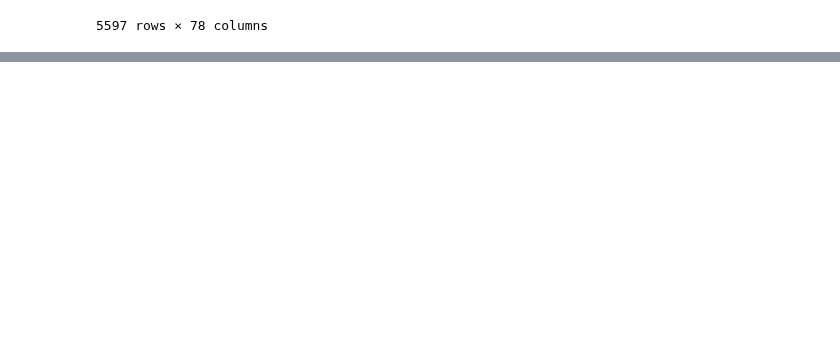
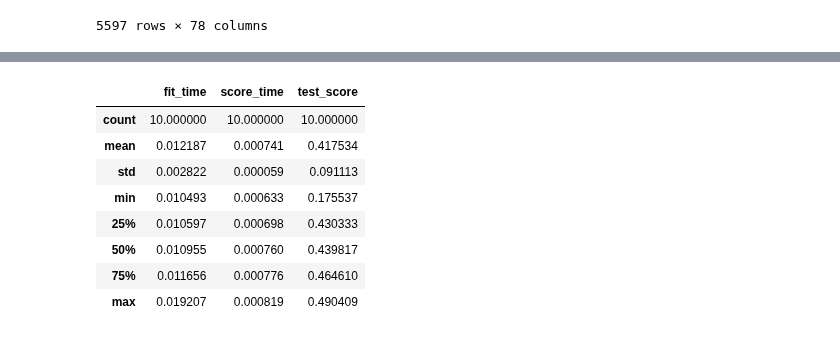
Before and after one commit to akshatpalnitkar/MSCA-37014-Project, a Jupyter notebook: PythonProject_updated.ipynb, the cells around one changed output, grey strips where cells are left out. Drawn from its saved outputs; the diff is of its cells as text; code cells hidden in the pictures; blank space fills up the shorter version.

```diff
--- a/PythonProject_updated.ipynb
+++ b/PythonProject_updated.ipynb
@@ -263,0 +314,3 @@ Accuracy: 0.36
+# %%
+df = pd.get_dummies(df, columns=['property'])
+df.drop(columns=['property_type'], inplace=True)
@@ -263,0 +354,10 @@ Accuracy: 0.36
+# %%
+%%time
+
+kfold = KFold(n_splits=10, shuffle=True, random_state=5)
+scores = cross_validate(Ridge(), X_combined, y, cv=kfold,
+                         scoring=('r2'), return_estimator=True
+                         )
+metrics_df_r = pd.DataFrame(scores)
+metrics_df_r.describe()
+# %% [output]
@@ -263,0 +366,9 @@ Accuracy: 0.36
+|  | fit_time | score_time | test_score |
+| count | 10.000000 | 10.000000 | 10.000000 |
+| mean | 0.012187 | 0.000741 | 0.417534 |
+| std | 0.002822 | 0.000059 | 0.091113 |
+| min | 0.010493 | 0.000633 | 0.175537 |
+| 25% | 0.010597 | 0.000698 | 0.430333 |
+| 50% | 0.010955 | 0.000760 | 0.439817 |
+| 75% | 0.011656 | 0.000776 | 0.464610 |
+| max | 0.019207 | 0.000819 | 0.490409 |
```
Also changed, not shown: parts of 53 cells of this notebook.
